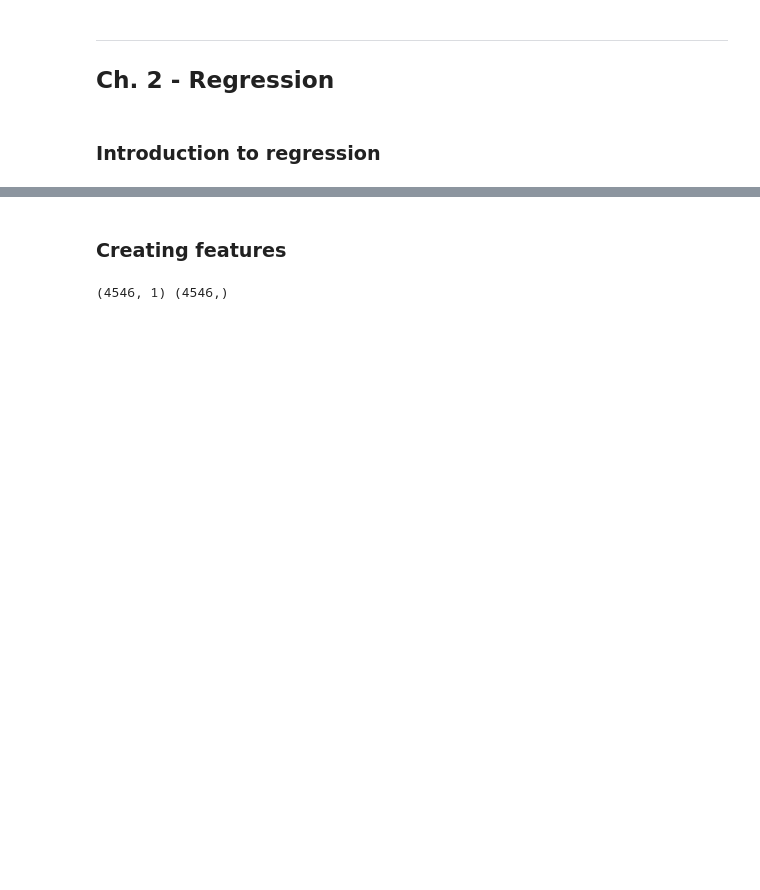
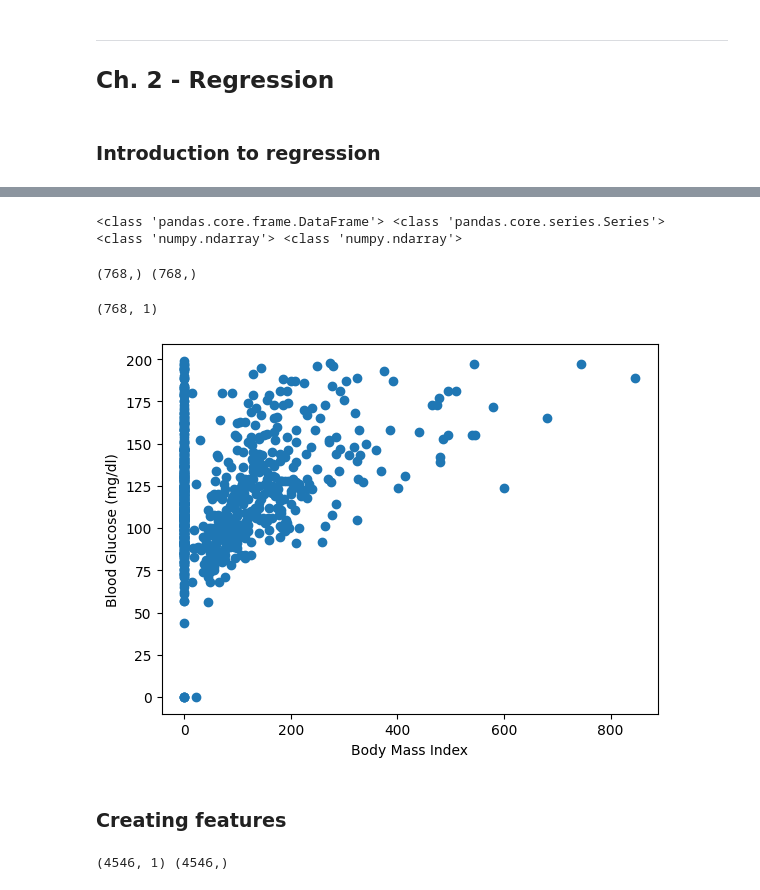
Before and after one commit to AustinCC-CSSO/ACC-ACM-ML-Master-Template, a Jupyter notebook: Supervised Machine Learning Template/supervised_learning_with_scikit-learn.ipynb, the cells around one changed output, grey strips where cells are left out. Cells and saved outputs as stored; diff of their text form; code cells hidden in the pictures; blank space fills up the shorter version.

Commit message:
fixed the shape code X_bmi, added more overall explanations

```diff
--- a/Supervised Machine Learning Template/supervised_learning_with_scikit-learn.ipynb
+++ b/Supervised Machine Learning Template/supervised_learning_with_scikit-learn.ipynb
@@ -338,6 +338,6 @@ plt.show()
 # %% [markdown]
 ### Introduction to regression
 # %%
-# import pandas as pd
-# diabetes_df = pd.read_csv("diabetes.csv")
-# print(diabetes_df.head())
+import pandas as pd
+diabetes_df = pd.read_csv("diabetes_clean.csv")
+display(diabetes_df.head())
@@ -344,19 +351,37 @@ plt.show()
 # %%
-# x = diabetes_df.drop("glucose", axis = 1).values
-# y = diabetes_df["glucose"].values
-# print(type(X), type(y))
+# with and without .values
+X = diabetes_df.drop("glucose", axis = 1)
+y = diabetes_df["glucose"]
+print(type(X), type(y))
+
+X = diabetes_df.drop("glucose", axis = 1).values
+y = diabetes_df["glucose"].values
+print(type(X), type(y))
+# %% [output]
+<class 'pandas.core.frame.DataFrame'> <class 'pandas.core.series.Series'>
+<class 'numpy.ndarray'> <class 'numpy.ndarray'>
 # %%
-# X_bmi = X[:, 3]
-# print(y.shape, X_bmi.shape)
+# numpy can slice [row,column] start:end
+# slicing can be confusing
+# X[row: start_row:end_row, collumn]
+X_bmi = X[:,3]
+print(y.shape, X_bmi.shape)
+# %% [output]
+(768,) (768,)
 # %%
-# X_bmi = X_bmi.reshape(-1, 1)
-# print(X_bmi.shape)
+# Must have row and column to fit sklearn model
+X_bmi = X_bmi.reshape(-1, 1)
+print(X_bmi.shape)
+# %% [output]
+(768, 1)
 # %%
-# import matplotlib.pyplot as plt
-# plt.scatter(X_bmi, y)
-# plt.ylabel("Blood Glucose (mg/dl)")
-# plt.xlabel("Body Mass Index")
-# plt.show()
+import matplotlib.pyplot as plt
+plt.scatter(X_bmi, y)
+plt.ylabel("Blood Glucose (mg/dl)")
+plt.xlabel("Body Mass Index")
+plt.show()
+# %% [output]
+[figure, added]
 # %%
 # from sklearn.linear_model import LinearRegression
 # reg = LinearRegression()
```
Also changed, not shown: parts of 5 cells of this notebook.
